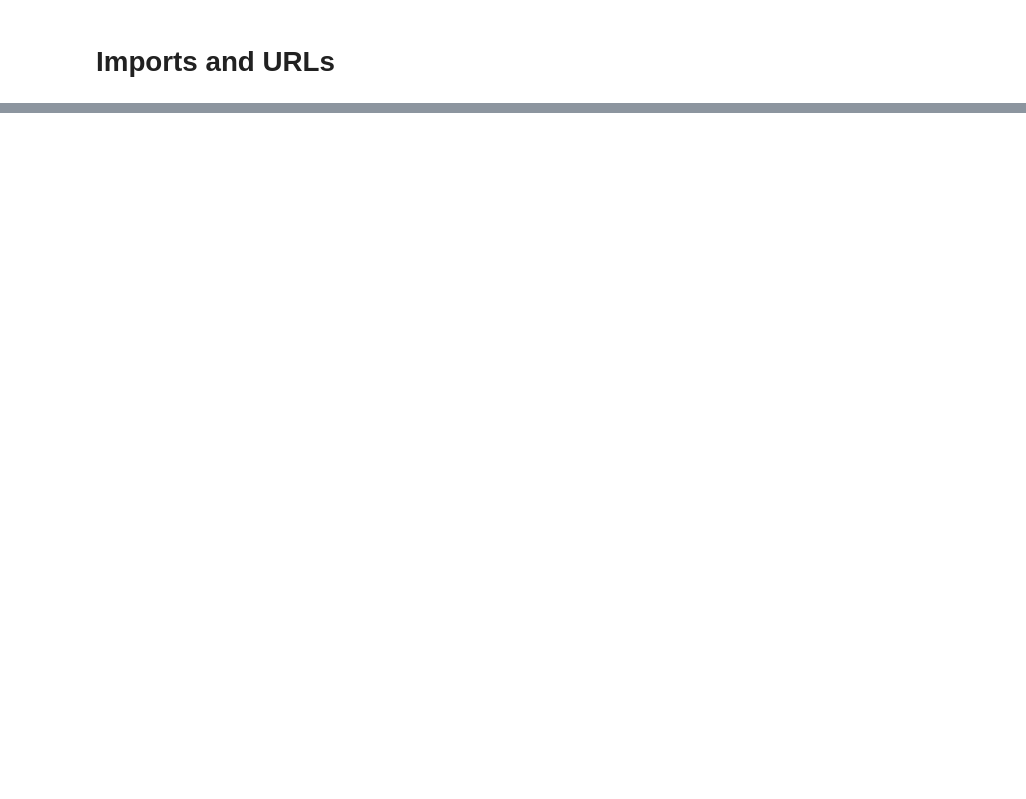
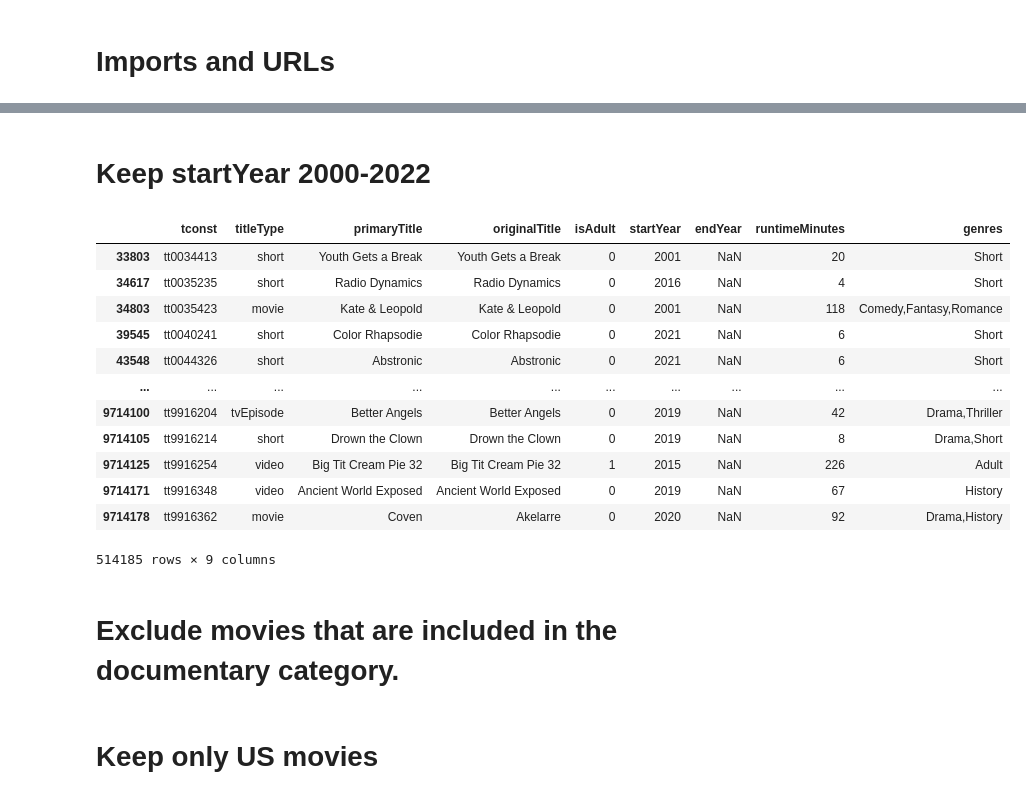
Before and after one commit to RazgrizGhost/Project-3, a Jupyter notebook: Project 3.ipynb, the cells around one changed output, grey strips where cells are left out. Drawn from its saved outputs; the diff is of its cells as text; code cells hidden in the pictures; blank space fills up the shorter version.

```diff
--- a/Project 3.ipynb
+++ b/Project 3.ipynb
@@ -61,0 +110,27 @@ ratings
+# %% [markdown]
+# Keep startYear 2000-2022
+# %%
+# keep startYear 2000-2022
+basics.dropna(subset = ["startYear"], inplace = True)
+basics["startYear"].isna().sum()
+
+basics["startYear"] = basics["startYear"].astype(int)
+
+yearfilter = basics["startYear"] >= 2000
+basics[yearfilter]
+# %% [output]
+|  | tconst | titleType | primaryTitle | originalTitle | isAdult | startYear | endYear | runtimeMinutes | genres |
+| 33803 | tt0034413 | short | Youth Gets a Break | Youth Gets a Break | 0 | 2001 | NaN | 20 | Short |
+| 34617 | tt0035235 | short | Radio Dynamics | Radio Dynamics | 0 | 2016 | NaN | 4 | Short |
+| 34803 | tt0035423 | movie | Kate & Leopold | Kate & Leopold | 0 | 2001 | NaN | 118 | Comedy,Fantasy,Romance |
+| 39545 | tt0040241 | short | Color Rhapsodie | Color Rhapsodie | 0 | 2021 | NaN | 6 | Short |
+| 43548 | tt0044326 | short | Abstronic | Abstronic | 0 | 2021 | NaN | 6 | Short |
+| ... | ... | ... | ... | ... | ... | ... | ... | ... | ... |
+| 9714100 | tt9916204 | tvEpisode | Better Angels | Better Angels | 0 | 2019 | NaN | 42 | Drama,Thriller |
+| 9714105 | tt9916214 | short | Drown the Clown | Drown the Clown | 0 | 2019 | NaN | 8 | Drama,Short |
+| 9714125 | tt9916254 | video | Big Tit Cream Pie 32 | Big Tit Cream Pie 32 | 1 | 2015 | NaN | 226 | Adult |
+| 9714171 | tt9916348 | video | Ancient World Exposed | Ancient World Exposed | 0 | 2019 | NaN | 67 | History |
+| 9714178 | tt9916362 | movie | Coven | Akelarre | 0 | 2020 | NaN | 92 | Drama,History |
+514185 rows × 9 columns
+# %% [markdown]
+# Exclude movies that are included in the documentary category.
@@ -61,0 +141,2 @@ ratings
+# %% [markdown]
+# Keep only US movies
```
Also changed, not shown: parts of 28 cells of this notebook, 3 other files.
